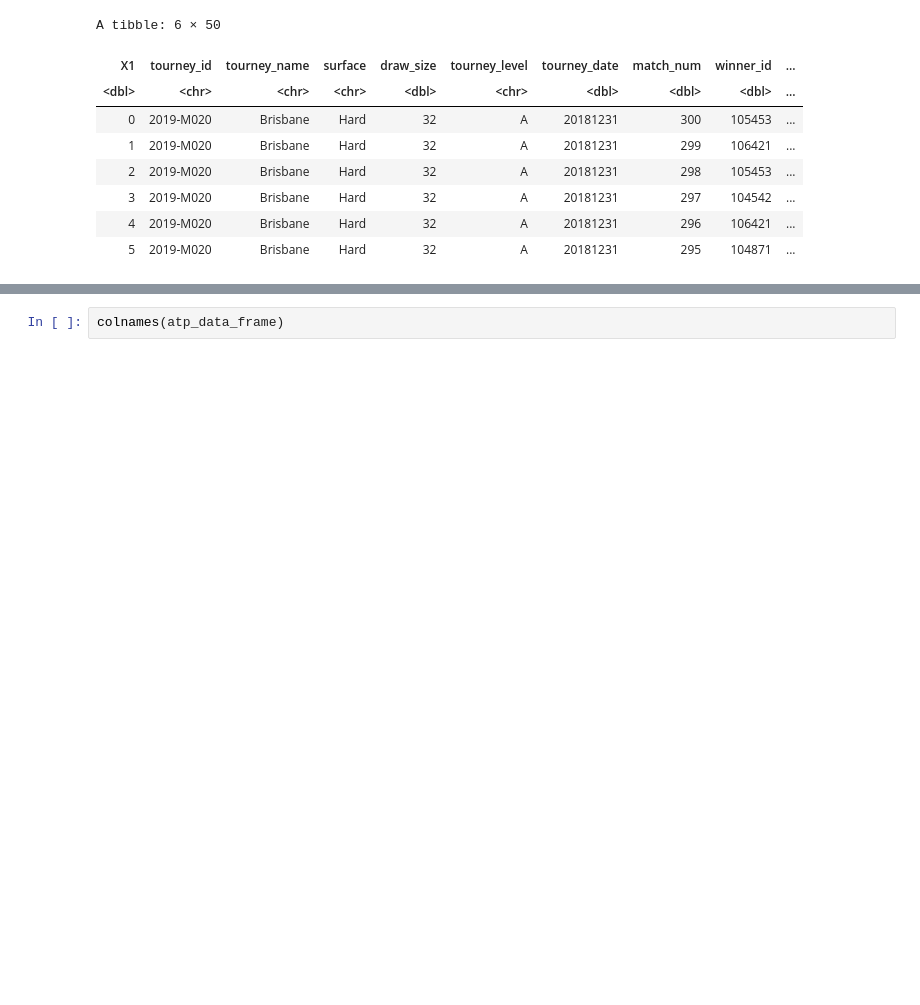
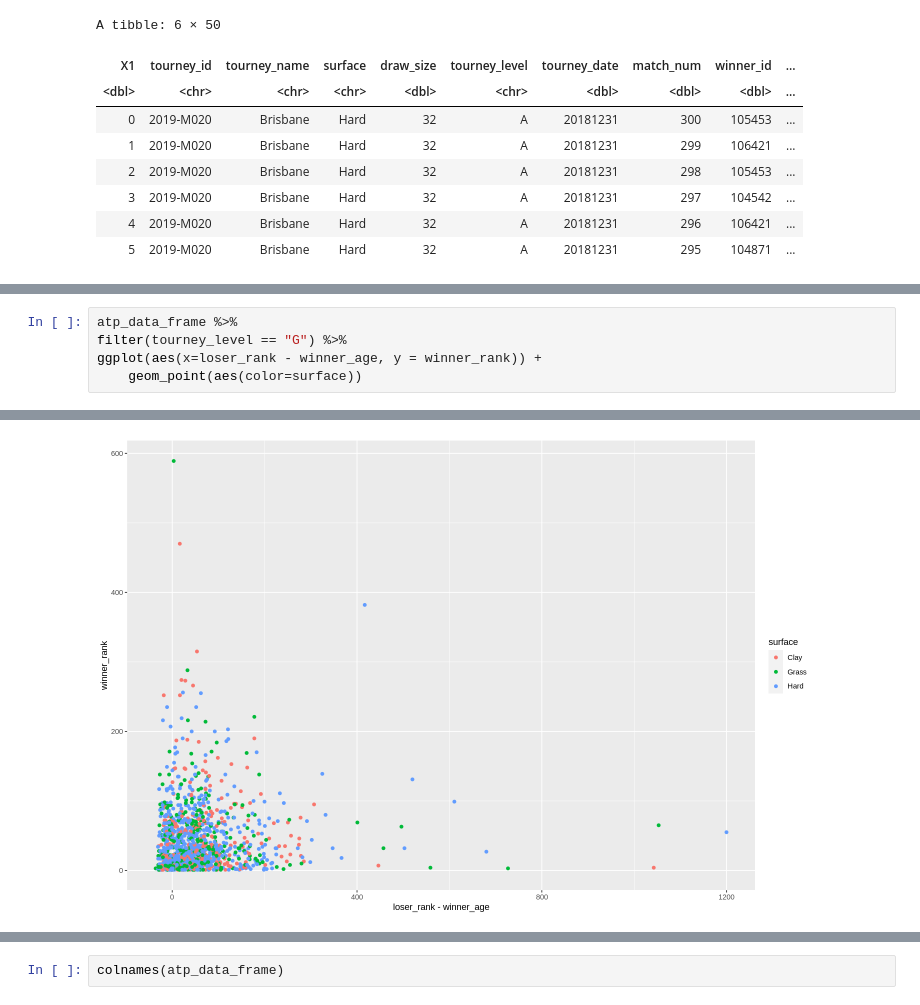
Before and after one commit to SimonYYL/DSCI_100_group19_group_project, a Jupyter notebook: project_proposal_draft.ipynb, the cells around one changed output, grey strips where cells are left out. Cells and saved outputs as stored; diff of their text form; blank space fills up the shorter version.

```diff
--- a/project_proposal_draft.ipynb
+++ b/project_proposal_draft.ipynb
@@ -62,0 +86,6 @@ A tibble: 6 × 50
+# %%
+atp_data_frame %>%
+filter(tourney_level == "G") %>%
+ggplot(aes(x=loser_rank - winner_age, y = winner_rank)) +
+    geom_point(aes(color=surface))
+# %% [output]
@@ -62,0 +94 @@ A tibble: 6 × 50
+[figure, added]
```
Also changed, not shown: parts of 8 cells of this notebook.
